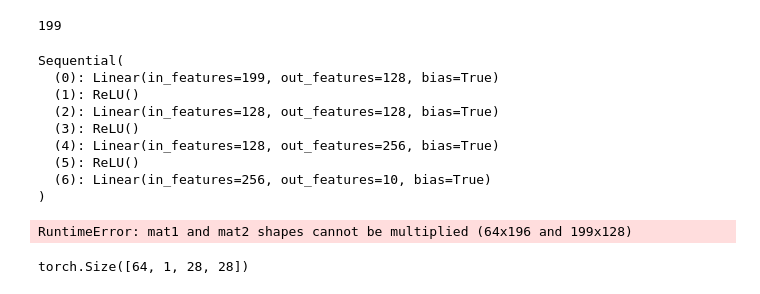
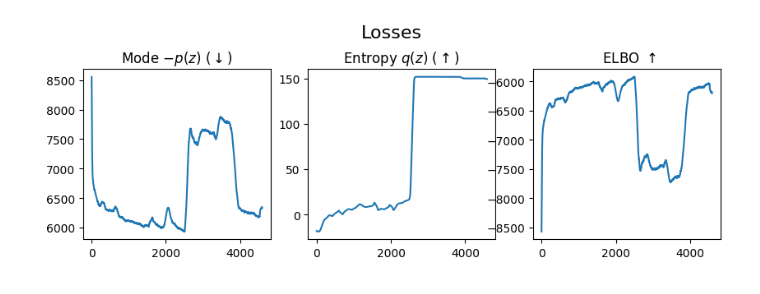
Before and after one commit to clarahoffmann/uivi, a Jupyter notebook: uivi/uivi_vae.ipynb, the cells around one changed output. Drawn from its saved outputs; the diff is of its cells as text; code cells hidden in the pictures.

```diff
--- a/uivi/uivi_vae.ipynb
+++ b/uivi/uivi_vae.ipynb
@@ -15,29 +22,15 @@ transform = transforms.Compose([
     transforms.Lambda(lambda x: x.view(-1))
 ])
 train_dataset = datasets.MNIST(root='./data', train=True, download=True, transform=transform)
-train_loader = DataLoader(train_dataset, batch_size=64, shuffle=True)
+test_dataset = datasets.MNIST(root='./data', train=False, download=True, transform=transform)
+train_loader = DataLoader(train_dataset, batch_size=128, shuffle=True)
+test_loader = DataLoader(test_dataset, batch_size=128, shuffle=True)
 # %%
-num_epochs = 2
+num_epochs = 10
 num_hmc_samples = 5
 lr = 1e-3
 
-model = UIVAE(dim_x = 14*14, dim_eps = 3, dim_z = 5, latent_dims = [128, 128, 256], T = 5, Ls = 5)
+model = UIVAE(dim_x = 14*14, dim_eps = 5, dim_z = 10, latent_dims = [128, 128, 56], T = 10, Ls = 5, step_size = 0.1)
-# %%
-14*14 +3
-# %% [output]
-199
-# %%
-model.encoder
-# %% [output]
-Sequential(
-  (0): Linear(in_features=199, out_features=128, bias=True)
-  (1): ReLU()
-  (2): Linear(in_features=128, out_features=128, bias=True)
-  (3): ReLU()
-  (4): Linear(in_features=128, out_features=256, bias=True)
-  (5): ReLU()
-  (6): Linear(in_features=256, out_features=10, bias=True)
-)
 # %%
 model.train()
 optimizer = optim.Adam(model.parameters(), lr=lr)
@@ -56,11 +49,11 @@ for epoch in range(num_epochs):
             z_sample.retain_grad()
 
             # compute mode loss + gradient, keep graph for entropy gradient
-            loss = -model.elbo_no_entropy(x_batch, x_recon, z_sample).mean()
+            loss = model.elbo_no_entropy(x_batch, x_recon, z_sample).mean()
             loss.backward(retain_graph=True)
 
             grad_z, accept_prob, log_qz = get_ent_grad(
-                model, epsilon, z_sample, num_hmc_samples, mu, sigma
+                model, torch.cat([x_batch, epsilon], dim = -1), z_sample, num_hmc_samples, mu, sigma, "vae"
             )
             z_sample.grad += grad_z.detach()
 
@@ -71,11 +64,13 @@ for epoch in range(num_epochs):
                 model.parameters(),
                 grad_outputs=z_sample.grad,
                 retain_graph=False,
+                allow_unused=True
             )
 
             # Assign computed gradients to model parameters
             for param, grad in zip(model.parameters(), grads):
-                param.grad = grad
+                if grad is not None:
+                    param.grad = grad
 
             # backpropagate mode and entropy gradient
             optimizer.step()
@@ -92,9 +87,23 @@ for epoch in range(num_epochs):
             )
 
             pbar.update(1)
-# %% [output]
-RuntimeError: mat1 and mat2 shapes cannot be multiplied (64x196 and 199x128)
-# %%
-x_batch.shape
-# %% [output]
-torch.Size([64, 1, 28, 28])
+# %%
+# plot training losses
+fig, axs = plt.subplots(nrows = 1, ncols = 3, figsize = (10,3))
+window_size = 100
+mod =  sliding_window_view(losses_mod, window_shape = window_size)
+ent = sliding_window_view(losses_ent, window_shape = window_size)
+
+axs[0].plot(np.mean(mod, axis = -1))
+axs[0].set_title(r'Mode $- p(z)$ ($\downarrow$)')
+
+axs[1].plot(np.mean(ent, axis = -1))
+axs[1].set_title(r'Entropy $q(z)$ ($\uparrow$)' )
+
+axs[2].plot(- np.mean(mod - ent, axis = -1))
+axs[2].set_title(r' ELBO $\uparrow$')
+
+fig.suptitle("Losses", fontsize=16)
+fig.subplots_adjust(top=0.80)
+# %% [output]
+[figure, added]
```
Also changed, not shown: parts of 3 cells of this notebook, 3 other files.
